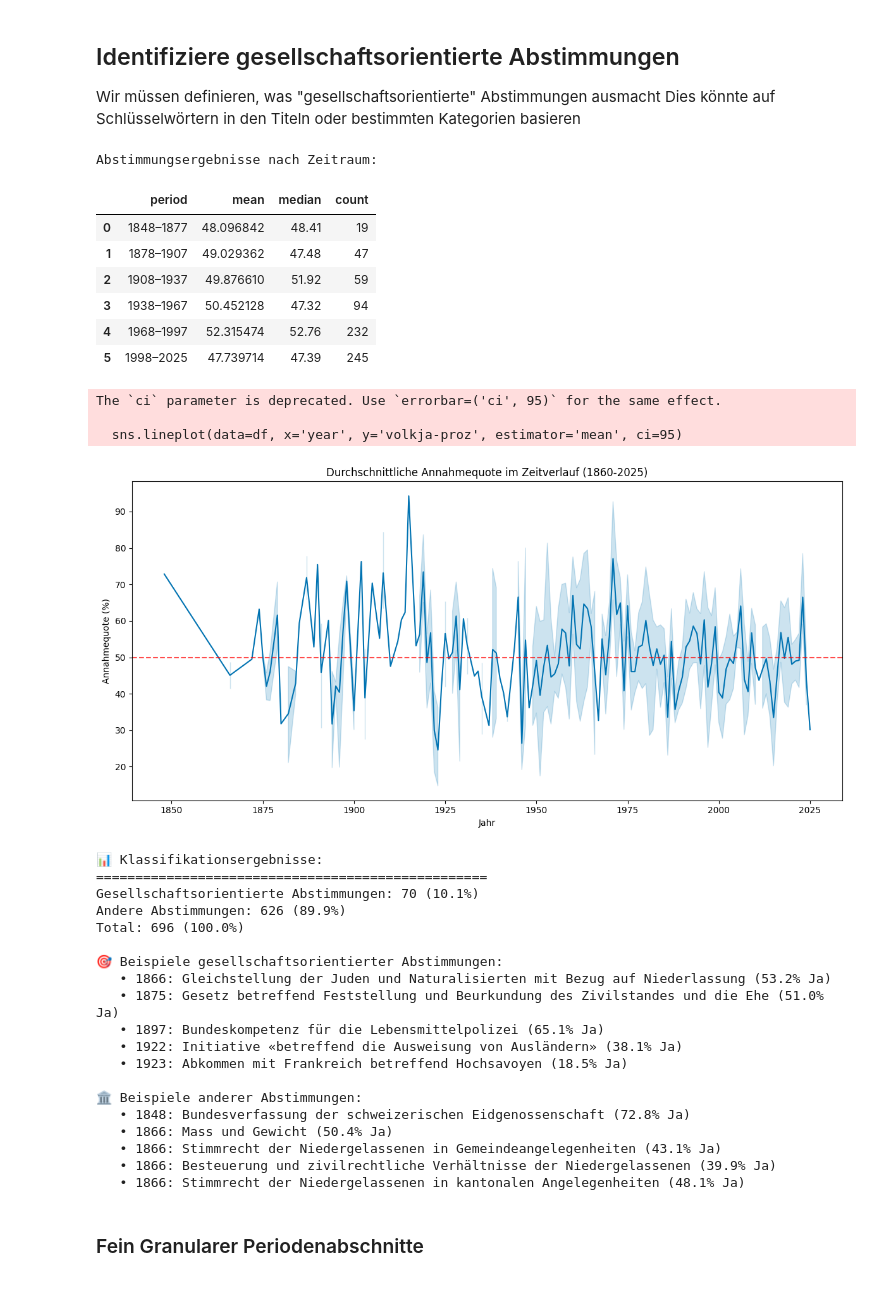
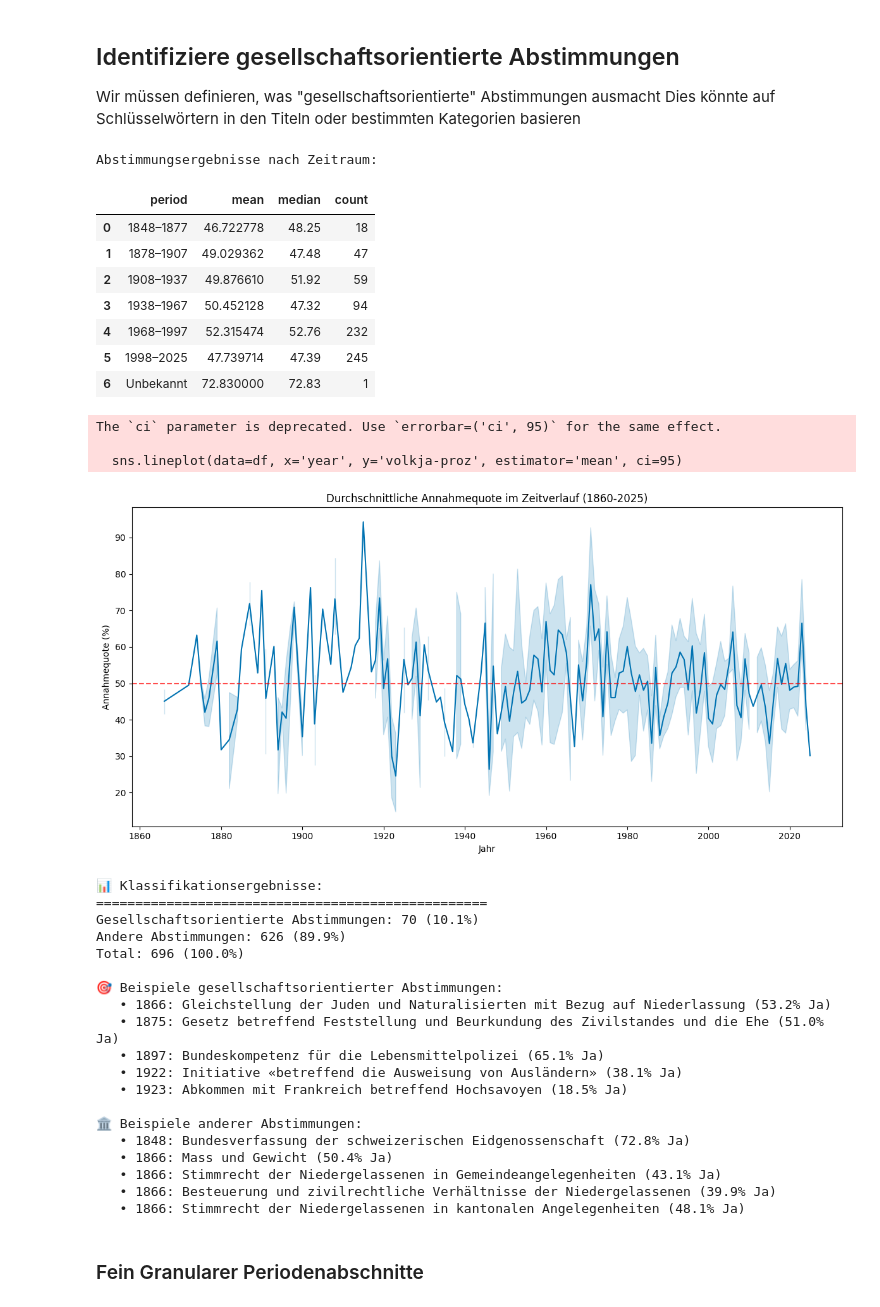
Before and after one commit to Roberto-info/CDA2-Demokratie-Challange, a Jupyter notebook: analyse_grob.ipynb, the cells around one changed output. Saved outputs shown, nothing was run; the diff lists cells and outputs as text; code cells hidden in the pictures.

```diff
--- a/analyse_grob.ipynb
+++ b/analyse_grob.ipynb
@@ -251,36 +253,40 @@ total_votes = len(df)
 society_votes_count = df['society_oriented'].sum()
 other_votes_count = total_votes - society_votes_count
 
 print("📊 Klassifikationsergebnisse:")
 print("=" * 50)
 print(f"Gesellschaftsorientierte Abstimmungen: {society_votes_count:,} ({society_votes_count/total_votes*100:.1f}%)")
 print(f"Andere Abstimmungen: {other_votes_count:,} ({other_votes_count/total_votes*100:.1f}%)")
 print(f"Total: {total_votes:,} (100.0%)")
 
 # Zeige Beispiele gesellschaftsorientierter Abstimmungen
 print("\n🎯 Beispiele gesellschaftsorientierter Abstimmungen:")
 society_examples = df[df['society_oriented'] == True][['datum', 'titel_kurz_d', 'volkja-proz']].head(5)
 for idx, row in society_examples.iterrows():
     print(f"   • {row['datum'].strftime('%Y')}: {row['titel_kurz_d']} ({row['volkja-proz']:.1f}% Ja)")
 
 # Zeige Beispiele anderer Abstimmungen
 print("\n🏛️ Beispiele anderer Abstimmungen:")
 other_examples = df[df['society_oriented'] == False][['datum', 'titel_kurz_d', 'volkja-proz']].head(5)
 for idx, row in other_examples.iterrows():
-    print(f"   • {row['datum'].strftime('%Y')}: {row['titel_kurz_d']} ({row['volkja-proz']:.1f}% Ja)")
+    if not pd.isna(row['datum']):
+        print(f"   • {row['datum'].strftime('%Y')}: {row['titel_kurz_d']} ({row['volkja-proz']:.1f}% Ja)")
+    else:
+        print(f"   • 1848: {row['titel_kurz_d']} ({row['volkja-proz']:.1f}% Ja)")
 # %% [output]
 Abstimmungsergebnisse nach Zeitraum:
 |  | period | mean | median | count |
-| 0 | 1848–1877 | 48.096842 | 48.41 | 19 |
+| 0 | 1848–1877 | 46.722778 | 48.25 | 18 |
 | 1 | 1878–1907 | 49.029362 | 47.48 | 47 |
 | 2 | 1908–1937 | 49.876610 | 51.92 | 59 |
 | 3 | 1938–1967 | 50.452128 | 47.32 | 94 |
 | 4 | 1968–1997 | 52.315474 | 52.76 | 232 |
 | 5 | 1998–2025 | 47.739714 | 47.39 | 245 |
+| 6 | Unbekannt | 72.830000 | 72.83 | 1 |
 The `ci` parameter is deprecated. Use `errorbar=('ci', 95)` for the same effect.
 
   sns.lineplot(data=df, x='year', y='volkja-proz', estimator='mean', ci=95)
-[figure, old version]
+[figure, new version]
 📊 Klassifikationsergebnisse:
 ==================================================
 Gesellschaftsorientierte Abstimmungen: 70 (10.1%)
```
Also changed, not shown: parts of 4 cells of this notebook, 1 other file.
